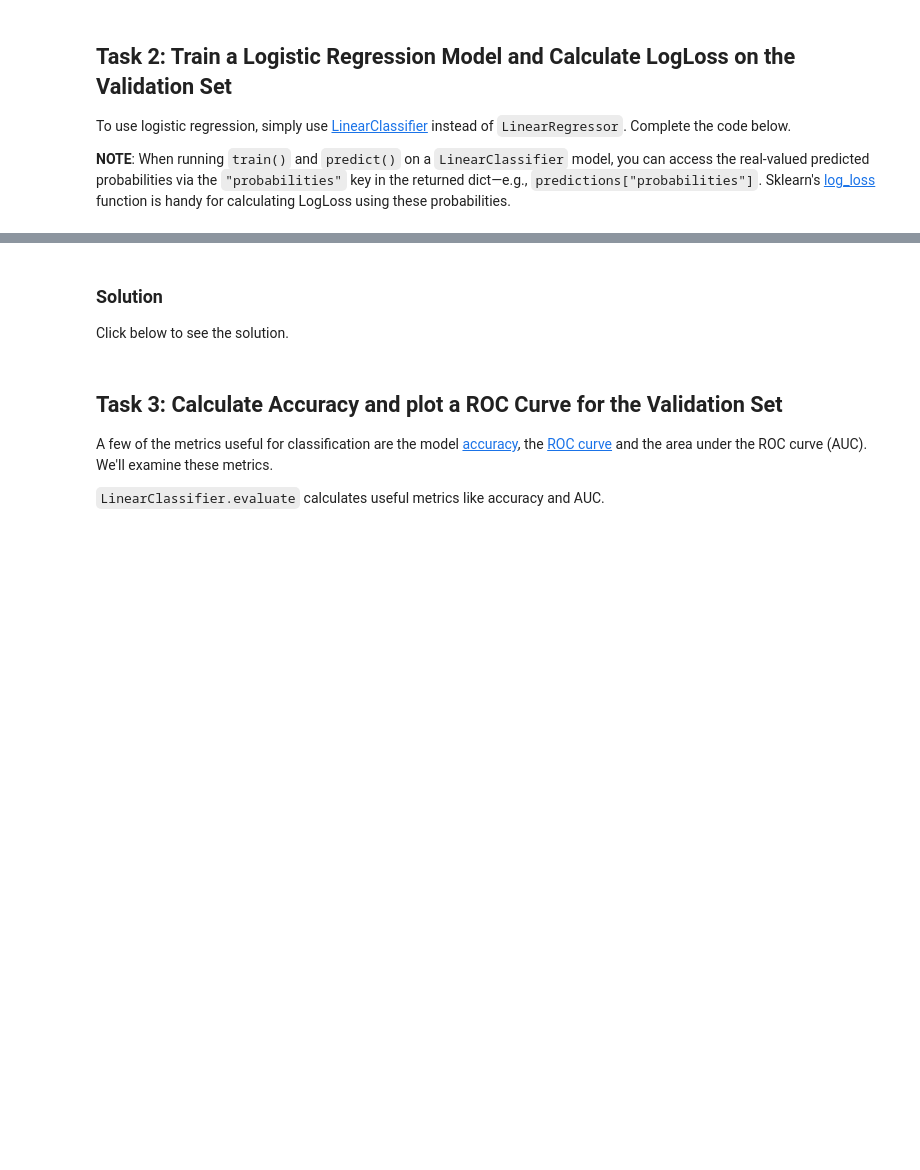
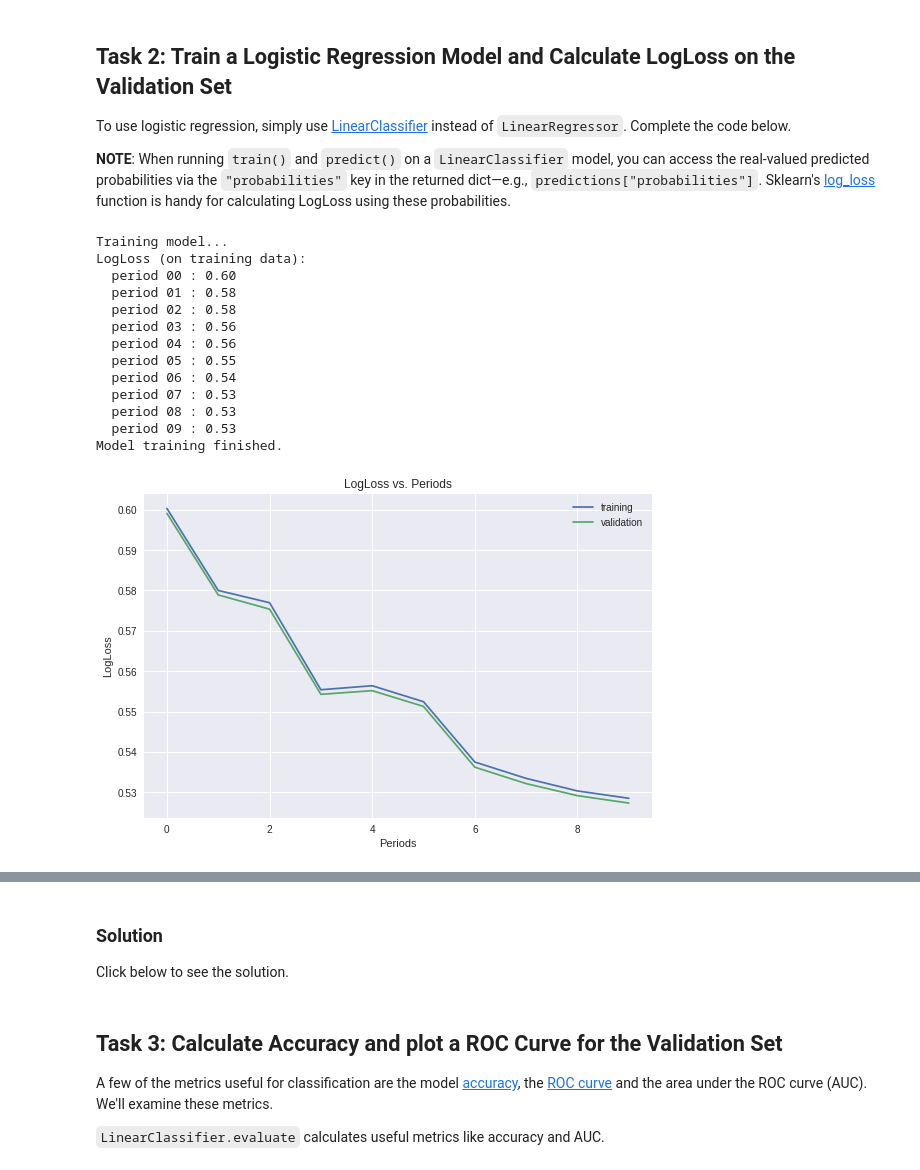
Before and after one commit to steineron/TensowFlowFirstSteps, a Jupyter notebook: logistic_regression.ipynb, the cells around one changed output, grey strips where cells are left out. Saved outputs shown, nothing was run; the diff lists cells and outputs as text; code cells hidden in the pictures; blank space fills up the shorter version.

```diff
--- a/logistic_regression.ipynb
+++ b/logistic_regression.ipynb
@@ -342,7 +400,10 @@ def train_linear_classifier_model(
   # Create a linear classifier object.
   my_optimizer = tf.train.GradientDescentOptimizer(learning_rate=learning_rate)
   my_optimizer = tf.contrib.estimator.clip_gradients_by_norm(my_optimizer, 5.0)
-  linear_classifier = # YOUR CODE HERE: Construct the linear classifier.
+  linear_classifier = tf.estimator.LinearClassifier(
+      feature_columns=construct_feature_columns(training_examples),
+      optimizer=my_optimizer
+  )
 
   # Create input functions.
   training_input_fn = lambda: my_input_fn(training_examples,
@@ -377,33 +438,48 @@ def train_linear_classifier_model(
     validation_probabilities = np.array([item['probabilities'] for item in validation_probabilities])
 
     training_log_loss = metrics.log_loss(training_targets, training_probabilities)
     validation_log_loss = metrics.log_loss(validation_targets, validation_probabilities)
     # Occasionally print the current loss.
     print("  period %02d : %0.2f" % (period, training_log_loss))
     # Add the loss metrics from this period to our list.
     training_log_losses.append(training_log_loss)
     validation_log_losses.append(validation_log_loss)
   print("Model training finished.")
 
   # Output a graph of loss metrics over periods.
   plt.ylabel("LogLoss")
   plt.xlabel("Periods")
   plt.title("LogLoss vs. Periods")
   plt.tight_layout()
   plt.plot(training_log_losses, label="training")
   plt.plot(validation_log_losses, label="validation")
   plt.legend()
 
   return linear_classifier
 
 linear_classifier = train_linear_classifier_model(
     learning_rate=0.000005,
     steps=500,
     batch_size=20,
     training_examples=training_examples,
     training_targets=training_targets,
     validation_examples=validation_examples,
     validation_targets=validation_targets)
+# %% [output]
+Training model...
+LogLoss (on training data):
+  period 00 : 0.60
+  period 01 : 0.58
+  period 02 : 0.58
+  period 03 : 0.56
+  period 04 : 0.56
+  period 05 : 0.55
+  period 06 : 0.54
+  period 07 : 0.53
+  period 08 : 0.53
+  period 09 : 0.53
+Model training finished.
+[figure, added]
 # %%
 linear_classifier = train_linear_classifier_model(
     learning_rate=0.000005,
```
Also changed, not shown: parts of 8 cells of this notebook.
